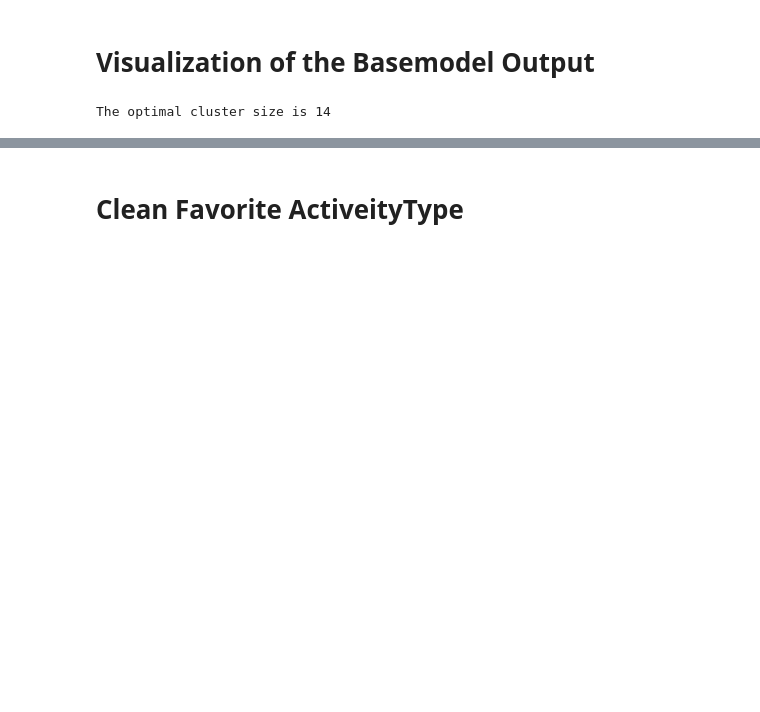
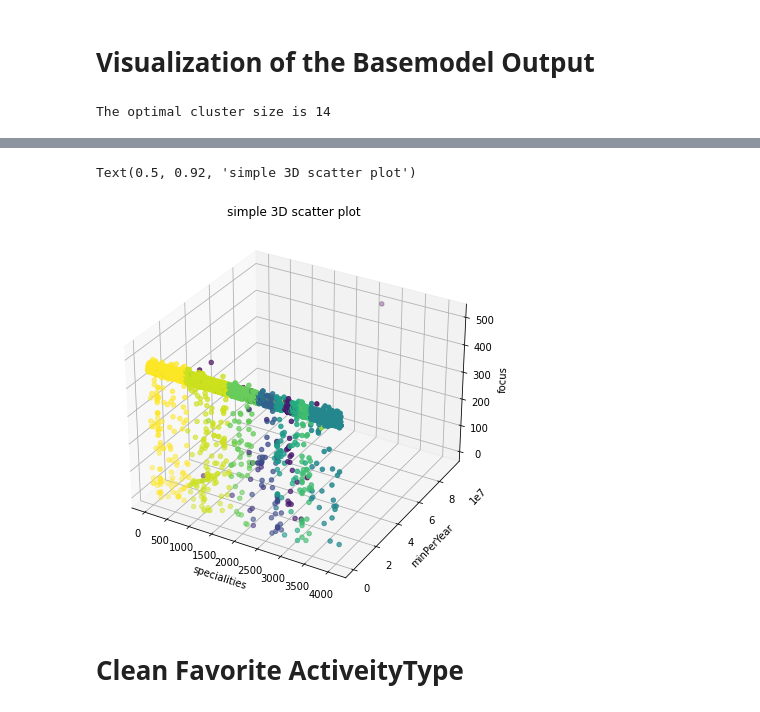
Before and after one commit to BenQuartermaine/customerclustering, a Jupyter notebook: notebooks/ran.ipynb, the cells around one changed output, grey strips where cells are left out. Cells and saved outputs as stored; diff of their text form; code cells hidden in the pictures; blank space fills up the shorter version.

Commit message:
the baseline model worked and visualized the results

```diff
--- a/notebooks/ran.ipynb
+++ b/notebooks/ran.ipynb
@@ -598,3 +614,25 @@ The optimal cluster size is 14
+# %%
+from mpl_toolkits.mplot3d import Axes3D
+import matplotlib.pyplot as plt
+
+
+# Choose the columns have large std from the describe table
+x=df_processed.specialities
+y=df_processed.minPerYear
+z=df_processed.focus
+
+# Creating figure
+fig = plt.figure(figsize = (10, 7))
+ax = plt.axes(projection ="3d")
+# Creating plot
+ax.scatter3D(x, y, z, c = X_pred)
+ax.set_xlabel('specialities')
+ax.set_ylabel('minPerYear')
+ax.set_zlabel('focus')
+plt.title("simple 3D scatter plot")
+# %% [output]
+Text(0.5, 0.92, 'simple 3D scatter plot')
+[figure, added]
 # %% [markdown]
 # Clean Favorite ActiveityType
 # %%
```
Also changed, not shown: parts of 1 cell of this notebook, 1 other file.
